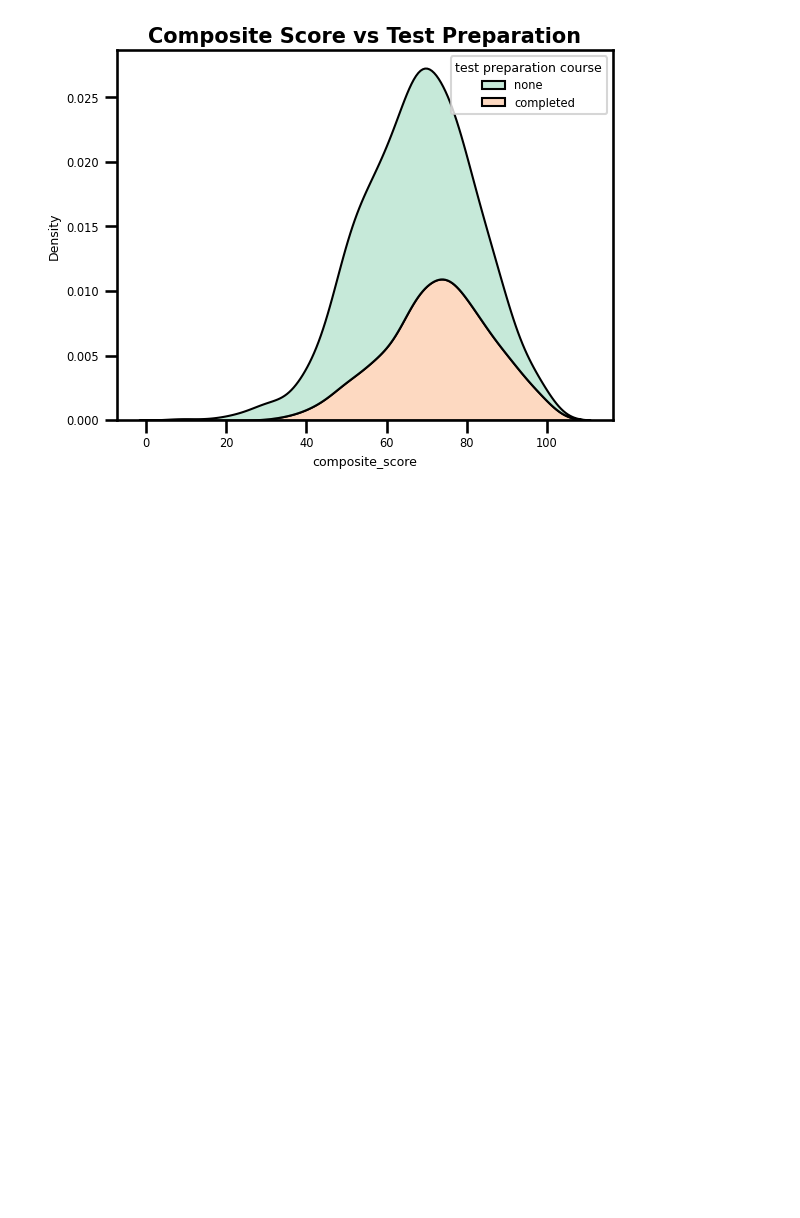
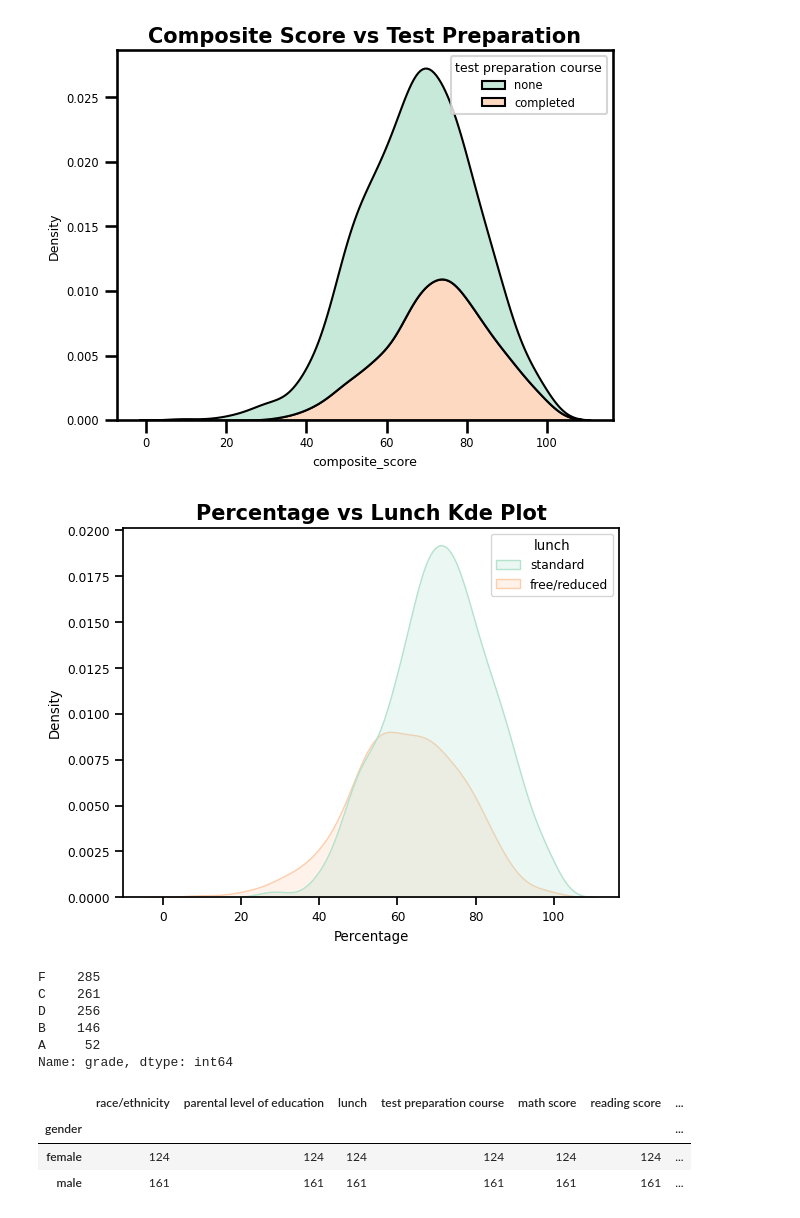
Before and after one commit to jj862/College-Predictions-, a Jupyter notebook: Untitled.ipynb, the cells around one changed output. Saved outputs shown, nothing was run; the diff lists cells and outputs as text; code cells hidden in the pictures; blank space fills up the shorter version.

```diff
--- a/Untitled.ipynb
+++ b/Untitled.ipynb
@@ -235,3 +235,28 @@ plt.title('Composite Score vs Test Preparation',fontsize=15, fontweight='bold')
 plt.show()
 # %% [output]
 [figure]
+# %%
+sns.set_context("notebook",font_scale=0.8)
+sns.kdeplot(data=data, x="composite_score", hue="lunch", multiple="layer",fill=True)
+plt.xlabel('Percentage')
+plt.title('Percentage vs Lunch Kde Plot',fontsize=15, fontweight='bold')
+
+plt.show()
+# %% [output]
+[figure, added]
+# %%
+data["grade"].value_counts()
+# %% [output]
+F    285
+C    261
+D    256
+B    146
+A     52
+Name: grade, dtype: int64
+# %%
+data[data['grade']=='F'].groupby('gender').count()
+# %% [output]
+|  | race/ethnicity | parental level of education | lunch | test preparation course | math score | reading score | ... |
+| gender |  |  |  |  |  |  | ... |
+| female | 124 | 124 | 124 | 124 | 124 | 124 | ... |
+| male | 161 | 161 | 161 | 161 | 161 | 161 | ... |
```
Also changed, not shown: parts of 9 cells of this notebook.
